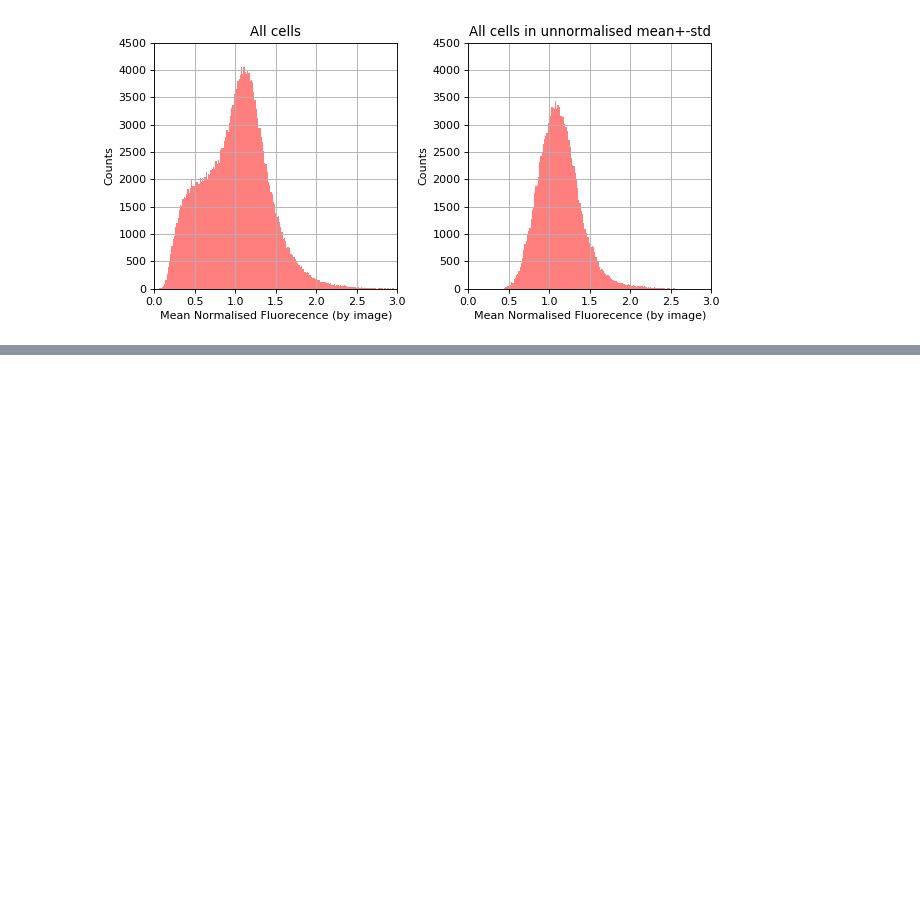
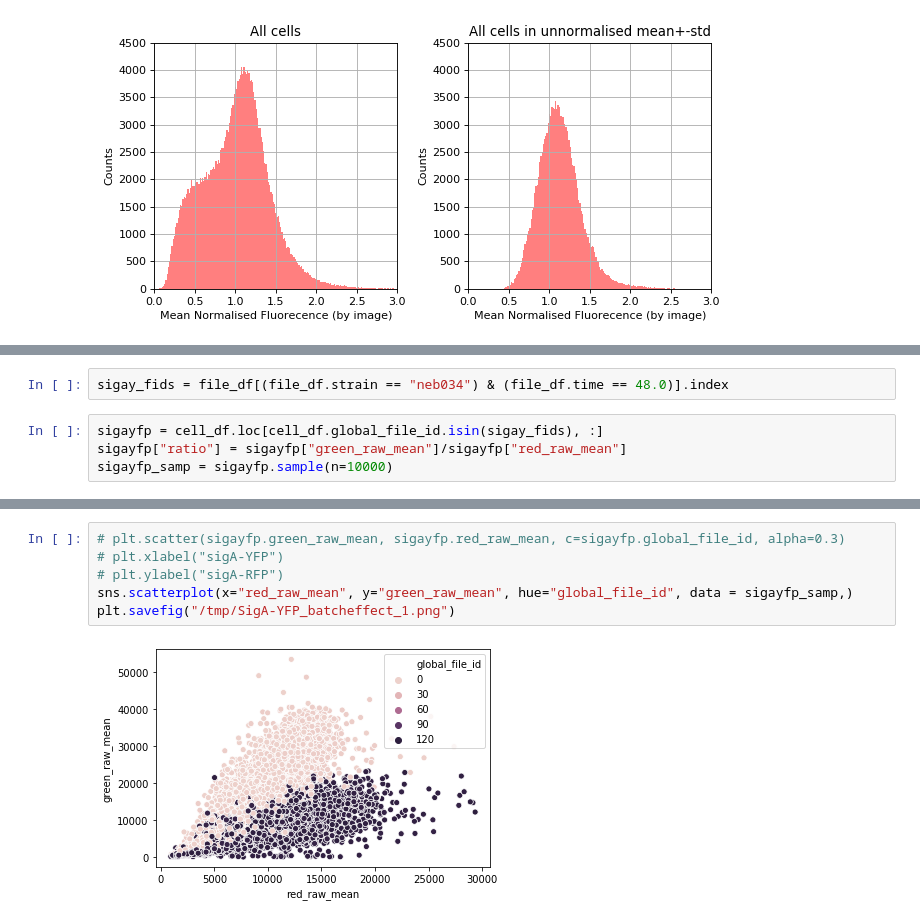
Before and after one commit to npmurphy/biofilm_pulse, a Jupyter notebook: notebooks/sigb_histograms/Choose_a_good_subset_new_strains.ipynb, the cells around one changed output, grey strips where cells are left out. Saved outputs shown, nothing was run; the diff lists cells and outputs as text; blank space fills up the shorter version.

```diff
--- a/notebooks/sigb_histograms/Choose_a_good_subset_new_strains.ipynb
+++ b/notebooks/sigb_histograms/Choose_a_good_subset_new_strains.ipynb
@@ -415,0 +419,6 @@ for a in ax.flatten():
+# %%
+sigay_fids = file_df[(file_df.strain == "neb034") & (file_df.time == 48.0)].index
+# %%
+sigayfp = cell_df.loc[cell_df.global_file_id.isin(sigay_fids), :]
+sigayfp["ratio"] = sigayfp["green_raw_mean"]/sigayfp["red_raw_mean"]
+sigayfp_samp = sigayfp.sample(n=10000)
@@ -415,0 +443,8 @@ for a in ax.flatten():
+# %%
+# plt.scatter(sigayfp.green_raw_mean, sigayfp.red_raw_mean, c=sigayfp.global_file_id, alpha=0.3)
+# plt.xlabel("sigA-YFP")
+# plt.ylabel("sigA-RFP")
+sns.scatterplot(x="red_raw_mean", y="green_raw_mean", hue="global_file_id", data = sigayfp_samp,)
+plt.savefig("/tmp/SigA-YFP_batcheffect_1.png")
+# %% [output]
+[figure, added]
```
Also changed, not shown: parts of 11 cells of this notebook, 6 other files.
